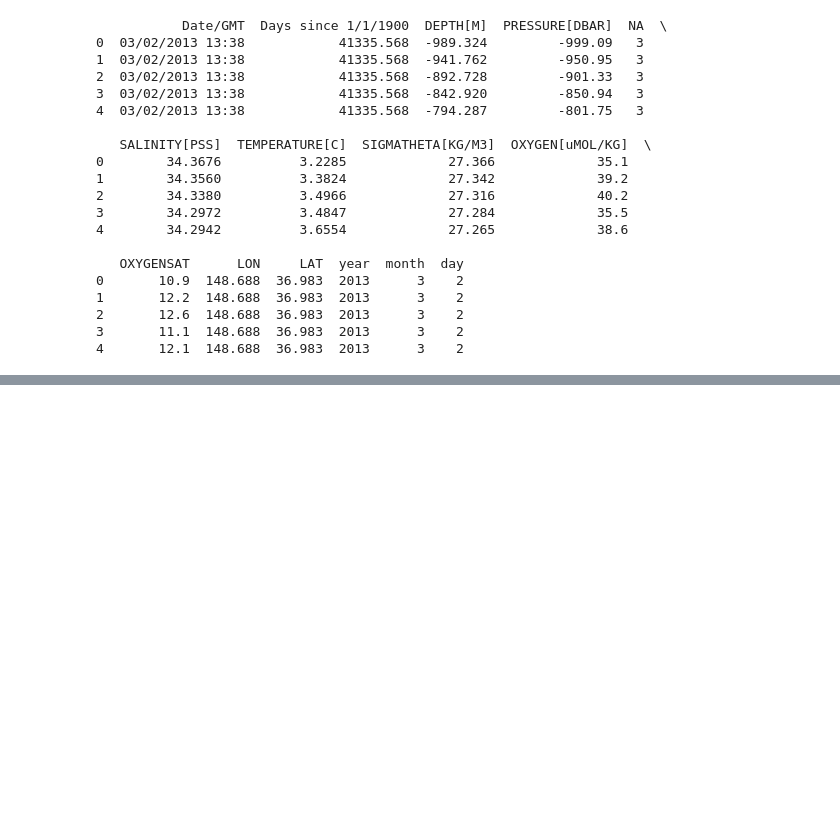
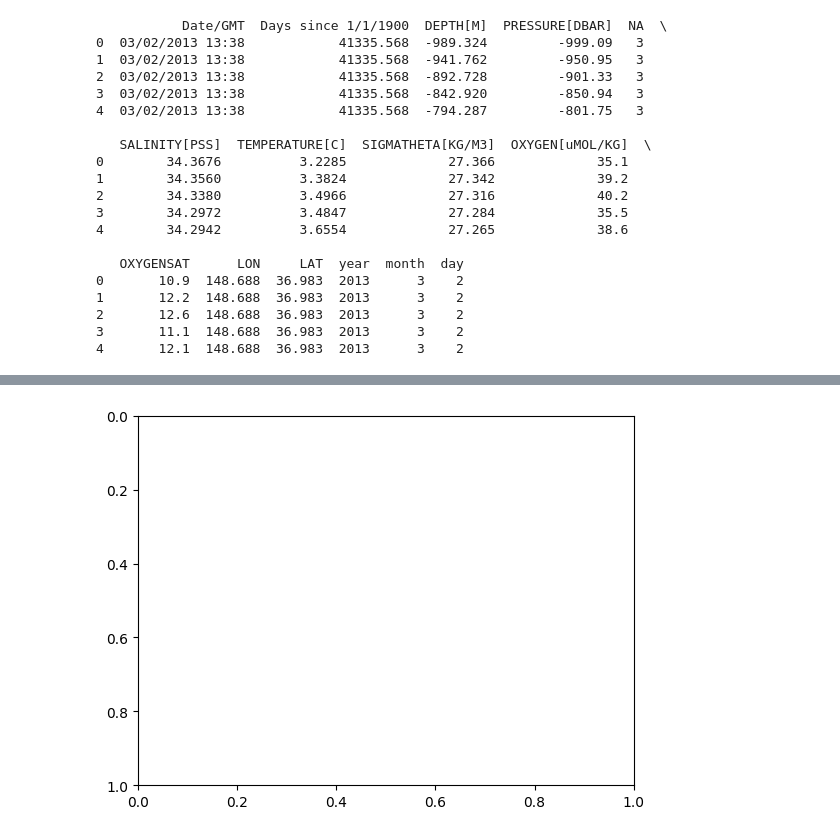
Before and after one commit to kehrlin/QLC240L14RN.Gen, a Jupyter notebook: Excercise_9.ipynb, the cells around one changed output, grey strips where cells are left out. Saved outputs shown, nothing was run; the diff lists cells and outputs as text; code cells hidden in the pictures; blank space fills up the shorter version.

```diff
--- a/Excercise_9.ipynb
+++ b/Excercise_9.ipynb
@@ -78,0 +129,4 @@ print (data_BGC.head())
+# %%
+plt.gca().invert_yaxis()
+# %% [output]
+[figure, added]
```
Also changed, not shown: parts of 24 cells of this notebook.
